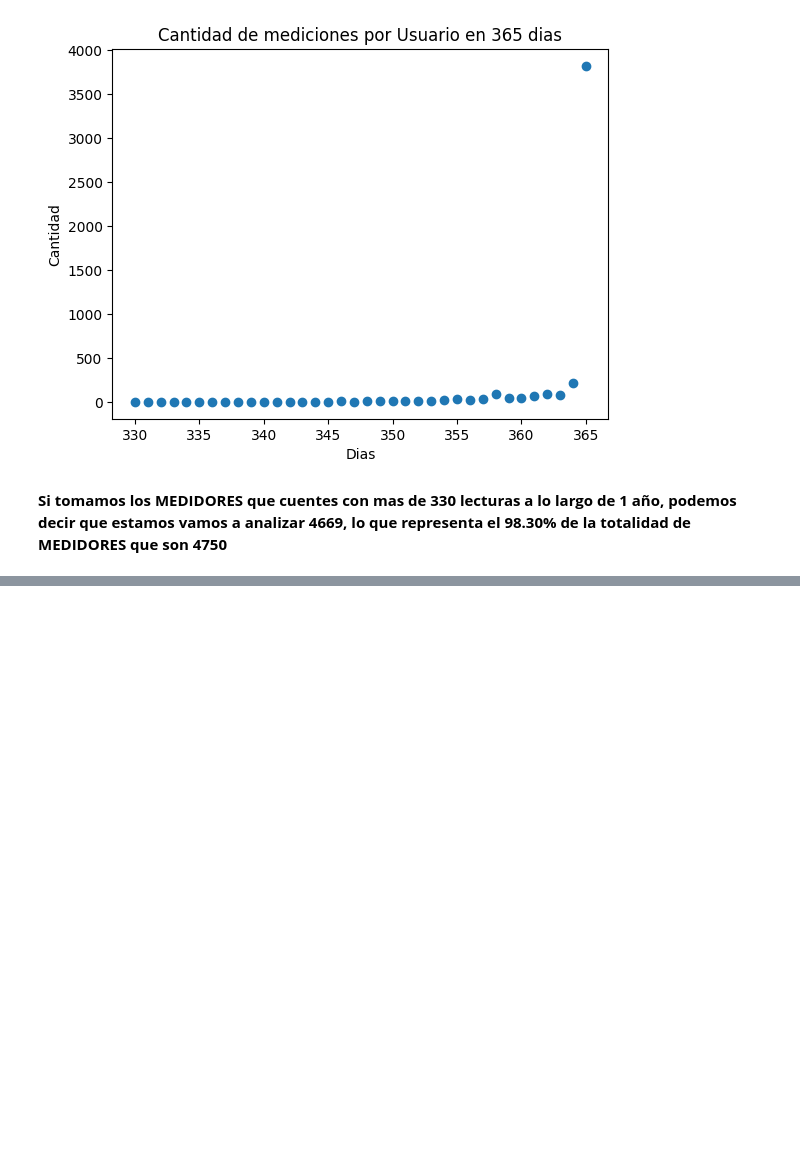
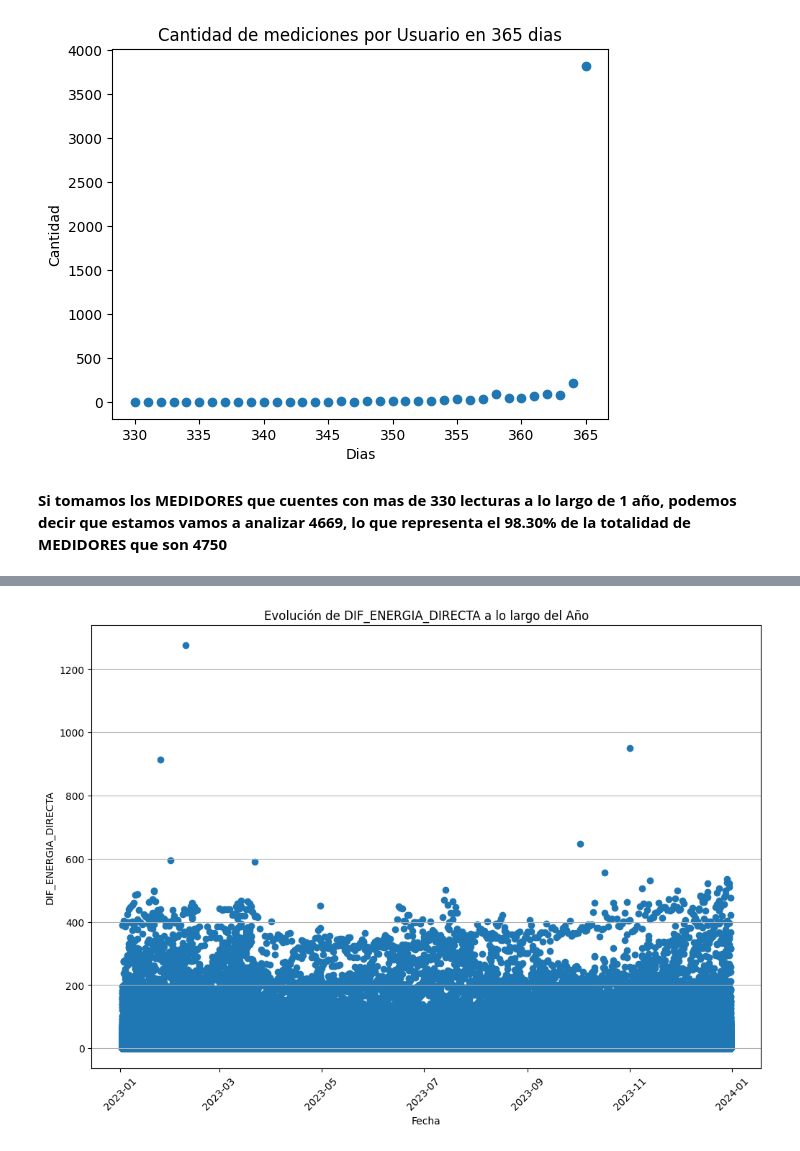
Before and after one commit to josezerda/DiploDatos2024_Mentoria, a Jupyter notebook: Notebook_Mentoria_TP_1.ipynb, the cells around one changed output, grey strips where cells are left out. Drawn from its saved outputs; the diff is of its cells as text; code cells hidden in the pictures; blank space fills up the shorter version.

```diff
--- a/Notebook_Mentoria_TP_1.ipynb
+++ b/Notebook_Mentoria_TP_1.ipynb
@@ -749,0 +748,12 @@ plt.show()
+# %%
+
+plt.figure(figsize=(12, 8))  # Ajusta el tamaño si es necesario
+plt.scatter(df_diario_combinado_renombrado['LECTURA'], df_diario_combinado_renombrado['DIF_ENERGIA_DIRECTA'])
+plt.title('Evolución de DIF_ENERGIA_DIRECTA a lo largo del Año')
+plt.xlabel('Fecha')
+plt.ylabel('DIF_ENERGIA_DIRECTA')
+plt.grid(axis='y')
+plt.xticks(rotation=45)
+plt.show()
+# %% [output]
+[figure, added]
```
Also changed, not shown: parts of 29 cells of this notebook.
